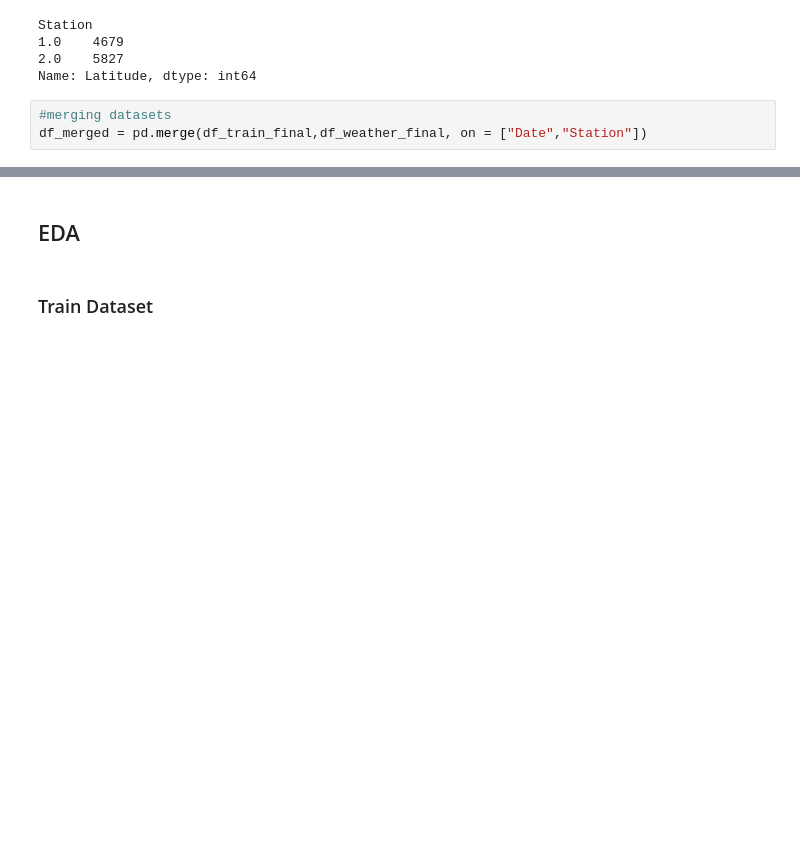
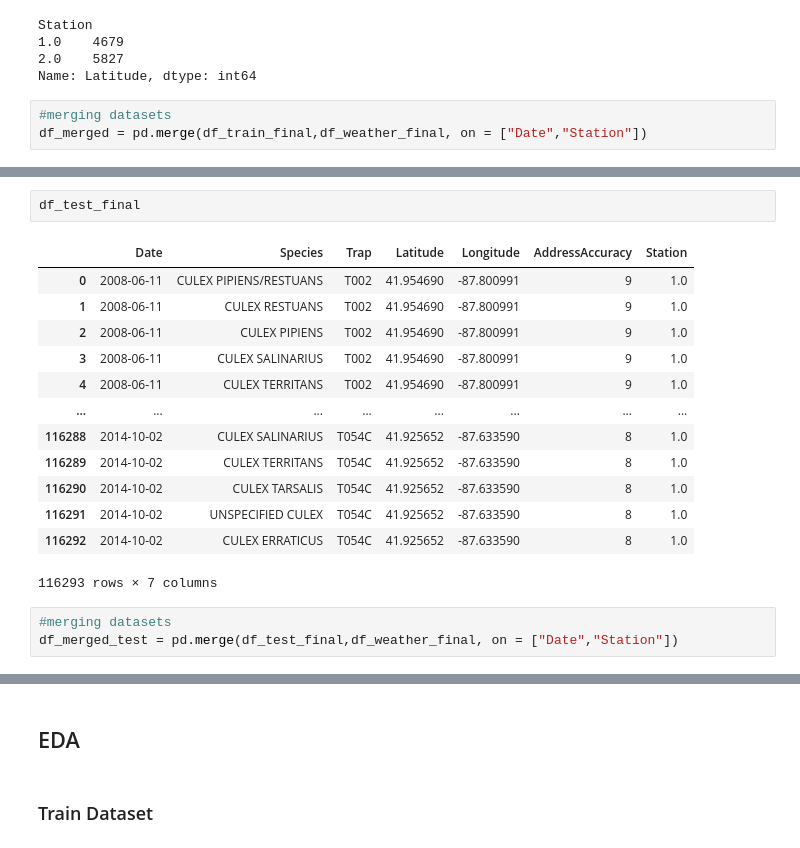
Before and after one commit to eeshawn11/DSI33-Project4, a Jupyter notebook: code/clean_1.ipynb, the cells around one changed output, grey strips where cells are left out. Saved outputs shown, nothing was run; the diff lists cells and outputs as text; blank space fills up the shorter version.

```diff
--- a/code/clean_1.ipynb
+++ b/code/clean_1.ipynb
@@ -795,0 +911,19 @@ df_merged.to_csv('../assets/df_merge.csv', index=False)
+# %%
+df_test_final
+# %% [output]
+|  | Date | Species | Trap | Latitude | Longitude | AddressAccuracy | Station |
+| 0 | 2008-06-11 | CULEX PIPIENS/RESTUANS | T002 | 41.954690 | -87.800991 | 9 | 1.0 |
+| 1 | 2008-06-11 | CULEX RESTUANS | T002 | 41.954690 | -87.800991 | 9 | 1.0 |
+| 2 | 2008-06-11 | CULEX PIPIENS | T002 | 41.954690 | -87.800991 | 9 | 1.0 |
+| 3 | 2008-06-11 | CULEX SALINARIUS | T002 | 41.954690 | -87.800991 | 9 | 1.0 |
+| 4 | 2008-06-11 | CULEX TERRITANS | T002 | 41.954690 | -87.800991 | 9 | 1.0 |
+| ... | ... | ... | ... | ... | ... | ... | ... |
+| 116288 | 2014-10-02 | CULEX SALINARIUS | T054C | 41.925652 | -87.633590 | 8 | 1.0 |
+| 116289 | 2014-10-02 | CULEX TERRITANS | T054C | 41.925652 | -87.633590 | 8 | 1.0 |
+| 116290 | 2014-10-02 | CULEX TARSALIS | T054C | 41.925652 | -87.633590 | 8 | 1.0 |
+| 116291 | 2014-10-02 | UNSPECIFIED CULEX | T054C | 41.925652 | -87.633590 | 8 | 1.0 |
+| 116292 | 2014-10-02 | CULEX ERRATICUS | T054C | 41.925652 | -87.633590 | 8 | 1.0 |
+116293 rows × 7 columns
+# %%
+#merging datasets
+df_merged_test = pd.merge(df_test_final,df_weather_final, on = ["Date","Station"])
```
Also changed, not shown: parts of 43 cells of this notebook, 3 other files.
